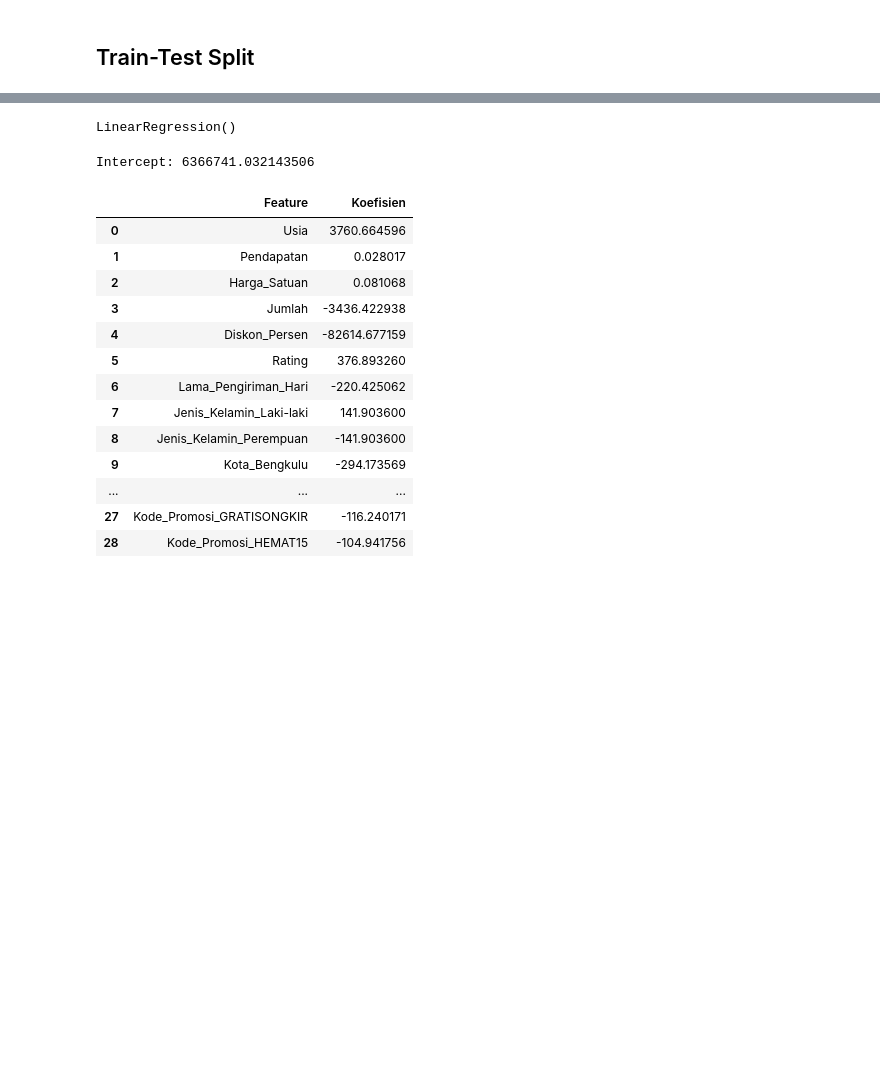
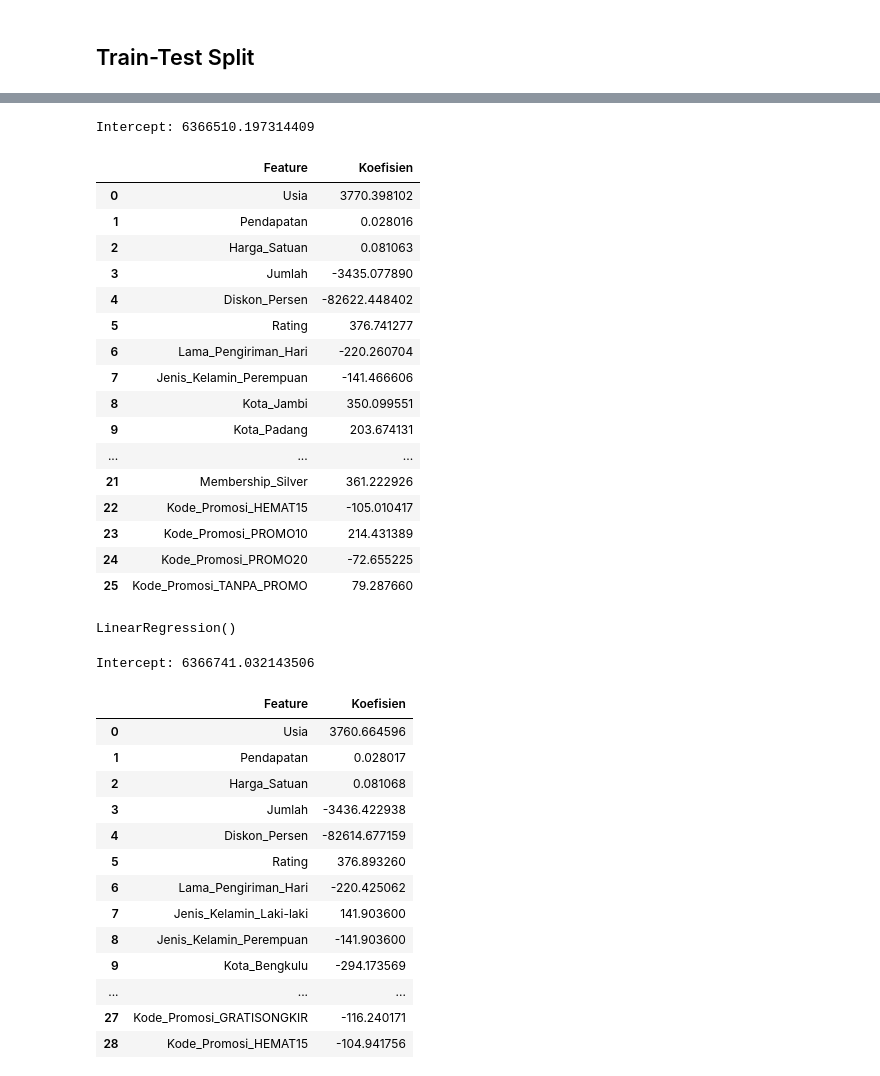
Before and after one commit to aeiprsty/praproses-data-regresi-linier, a Jupyter notebook: F1E124067_PutriPrayesti_MultipleRegression.ipynb, the cells around one changed output, grey strips where cells are left out. Drawn from its saved outputs; the diff is of its cells as text; code cells hidden in the pictures; blank space fills up the shorter version.

```diff
--- a/F1E124067_PutriPrayesti_MultipleRegression.ipynb
+++ b/F1E124067_PutriPrayesti_MultipleRegression.ipynb
@@ -644,5 +643,38 @@ X_test : (61, 32)
 y_train: (241,)
 y_test : (61,)
+# %%
+from sklearn.linear_model import LinearRegression
+
+model = LinearRegression()
+model.fit(X_train, y_train)
+
+print("Intercept:", model.intercept_)
+
+koefisien = pd.DataFrame({
+    "Feature": X_train.columns,
+    "Koefisien": model.coef_
+})
+
+display(koefisien)
+# %% [output]
+Intercept: 6366510.197314409
+|  | Feature | Koefisien |
+| 0 | Usia | 3770.398102 |
+| 1 | Pendapatan | 0.028016 |
+| 2 | Harga_Satuan | 0.081063 |
+| 3 | Jumlah | -3435.077890 |
+| 4 | Diskon_Persen | -82622.448402 |
+| 5 | Rating | 376.741277 |
+| 6 | Lama_Pengiriman_Hari | -220.260704 |
+| 7 | Jenis_Kelamin_Perempuan | -141.466606 |
+| 8 | Kota_Jambi | 350.099551 |
+| 9 | Kota_Padang | 203.674131 |
+| ... | ... | ... |
+| 21 | Membership_Silver | 361.222926 |
+| 22 | Kode_Promosi_HEMAT15 | -105.010417 |
+| 23 | Kode_Promosi_PROMO10 | 214.431389 |
+| 24 | Kode_Promosi_PROMO20 | -72.655225 |
+| 25 | Kode_Promosi_TANPA_PROMO | 79.287660 |
 # %%
 from sklearn.linear_model import LinearRegression
 
```
Also changed, not shown: parts of 6 cells of this notebook.
